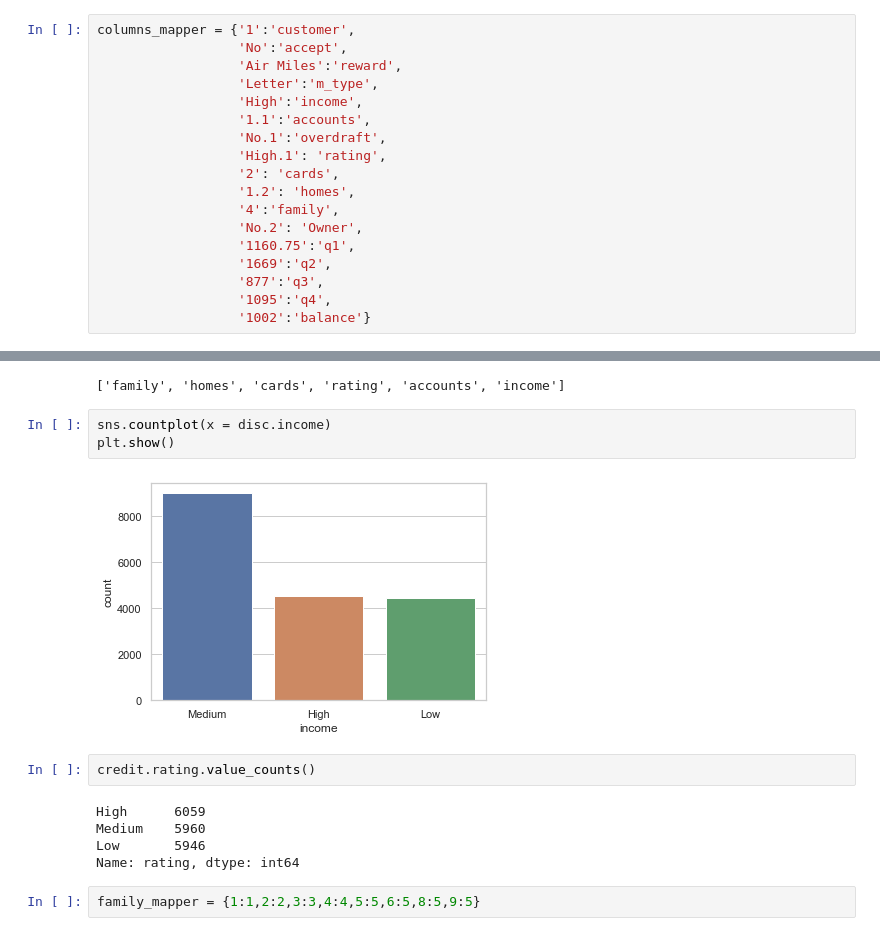
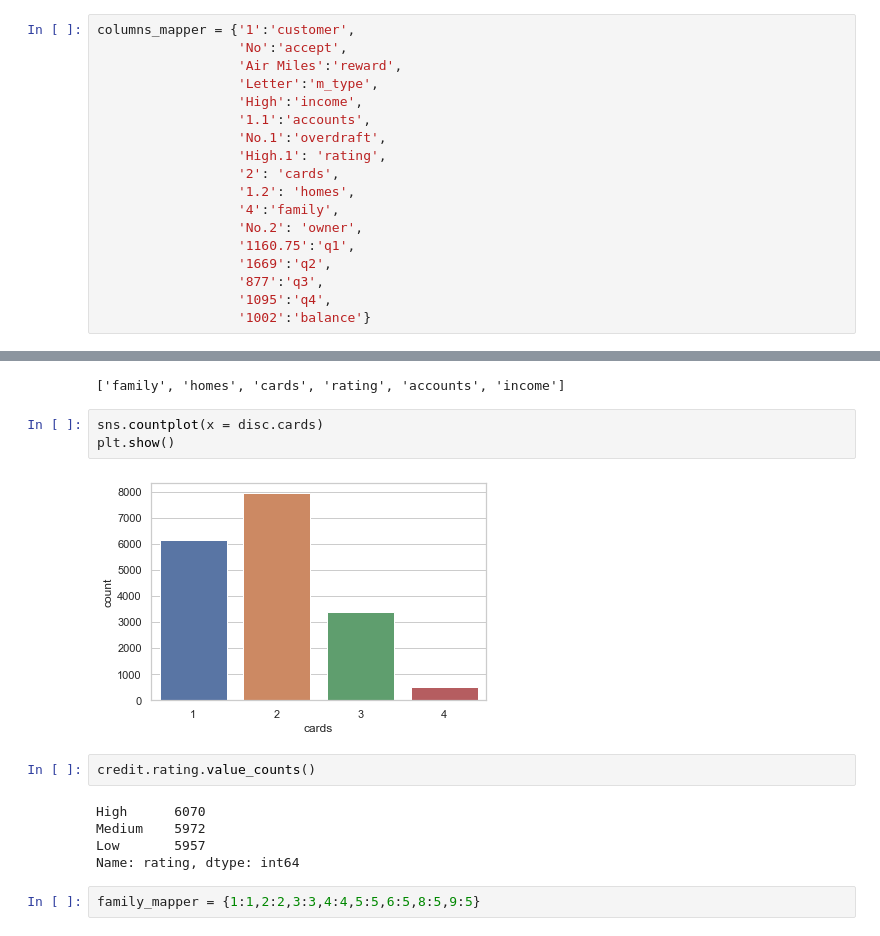
Before and after one commit to aldamepi/ironhack-mid_bootcamp_project, a Jupyter notebook: code/mid_bootcamp-amengual.ipynb, the cells around one changed output, grey strips where cells are left out. Saved outputs shown, nothing was run; the diff lists cells and outputs as text.

```diff
--- a/code/mid_bootcamp-amengual.ipynb
+++ b/code/mid_bootcamp-amengual.ipynb
@@ -56,7 +62,7 @@ columns_mapper = {'1':'customer',
                   '2': 'cards',
                   '1.2': 'homes',
                   '4':'family',
-                  'No.2': 'Owner',
+                  'No.2': 'owner',
                   '1160.75':'q1',
                   '1669':'q2',
                   '877':'q3',
@@ -496,16 +525,16 @@ ordinals
 # %% [output]
 ['family', 'homes', 'cards', 'rating', 'accounts', 'income']
 # %%
-sns.countplot(x = disc.income)
+sns.countplot(x = disc.cards)
 plt.show()
 # %% [output]
-[figure, old version]
+[figure, new version]
 # %%
 credit.rating.value_counts()
 # %% [output]
-High      6059
-Medium    5960
-Low       5946
+High      6070
+Medium    5972
+Low       5957
 Name: rating, dtype: int64
 # %%
 family_mapper = {1:1,2:2,3:3,4:4,5:5,6:5,8:5,9:5}
```
Also changed, not shown: parts of 126 cells of this notebook.
